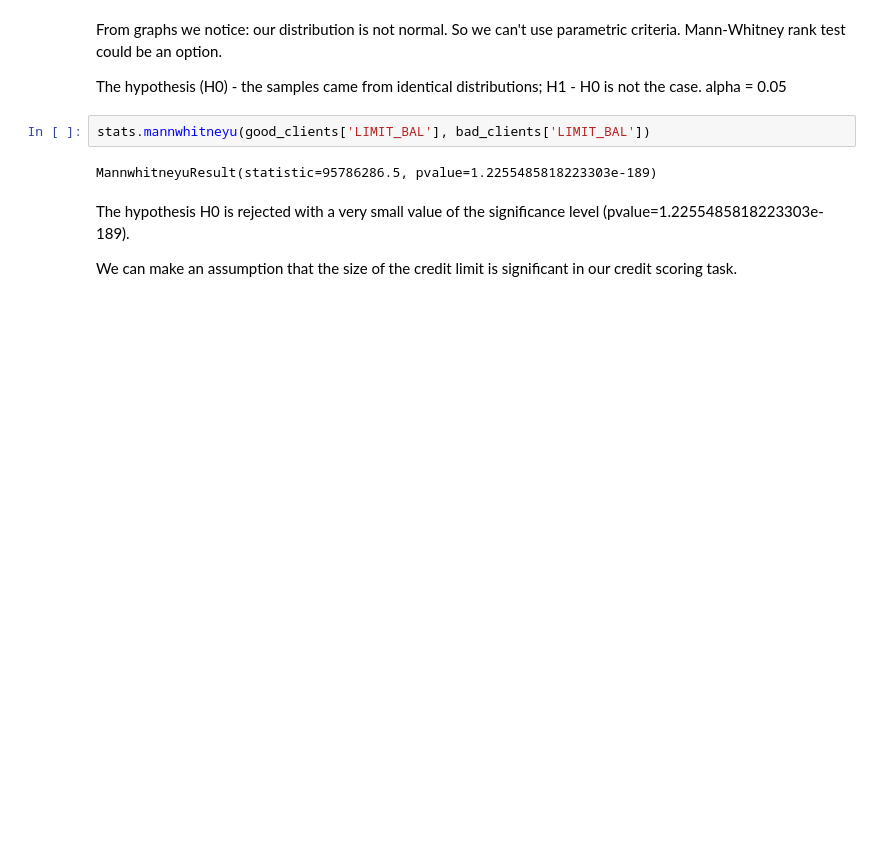
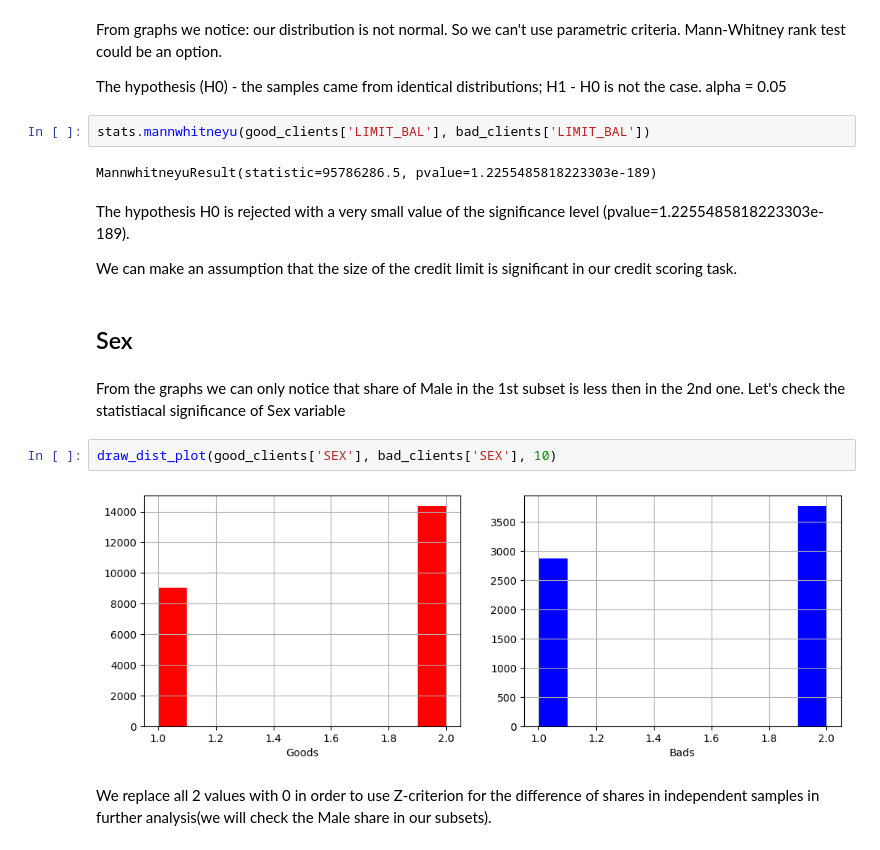
Before and after one commit to taisakamisarava/Credit_Risk_Scoring, a Jupyter notebook: Credit_scoring.ipynb, the cells around one changed output. Saved outputs shown, nothing was run; the diff lists cells and outputs as text; blank space fills up the shorter version.

```diff
--- a/Credit_scoring.ipynb
+++ b/Credit_scoring.ipynb
@@ -106,3 +106,13 @@ MannwhitneyuResult(statistic=95786286.5, pvalue=1.2255485818223303e-189)
 The hypothesis H0 is rejected with a very small value of the significance level (pvalue=1.2255485818223303e-189).
 
 We can make an assumption that the size of the credit limit is significant in our credit scoring task.
+# %% [markdown]
+## Sex
+# %% [markdown]
+From the graphs we can only notice that share of Male in the 1st subset is less then in the 2nd one. Let's check the statistiacal significance of Sex variable
+# %%
+draw_dist_plot(good_clients['SEX'], bad_clients['SEX'], 10)
+# %% [output]
+[figure, added]
+# %% [markdown]
+We replace all 2 values with 0 in order to use Z-criterion for the difference of shares in independent samples in further analysis(we will check the Male share in our subsets).
```
Also changed, not shown: parts of 19 cells of this notebook.
